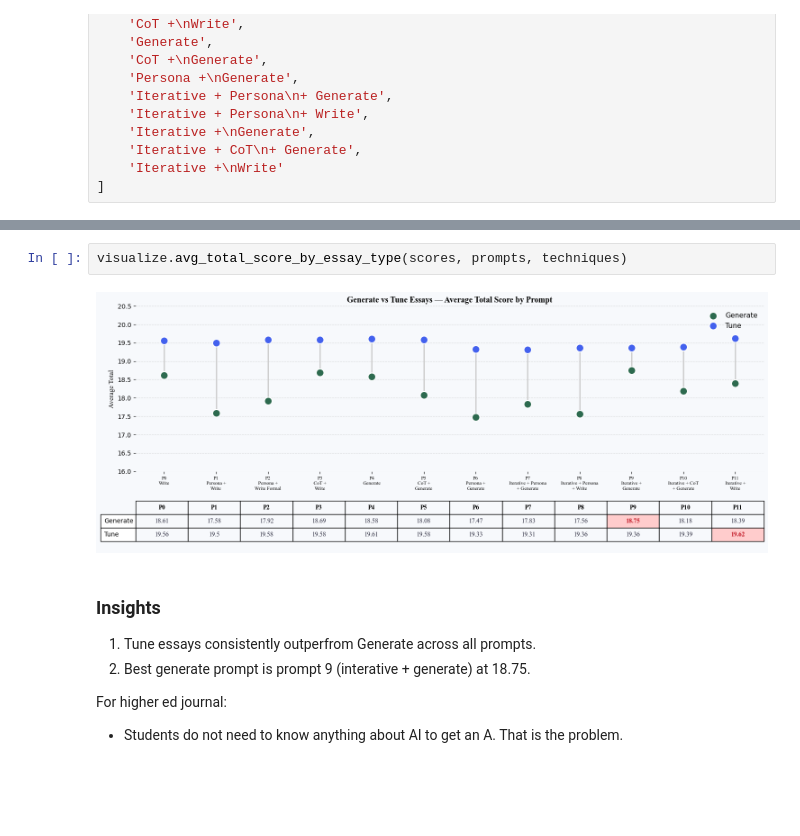
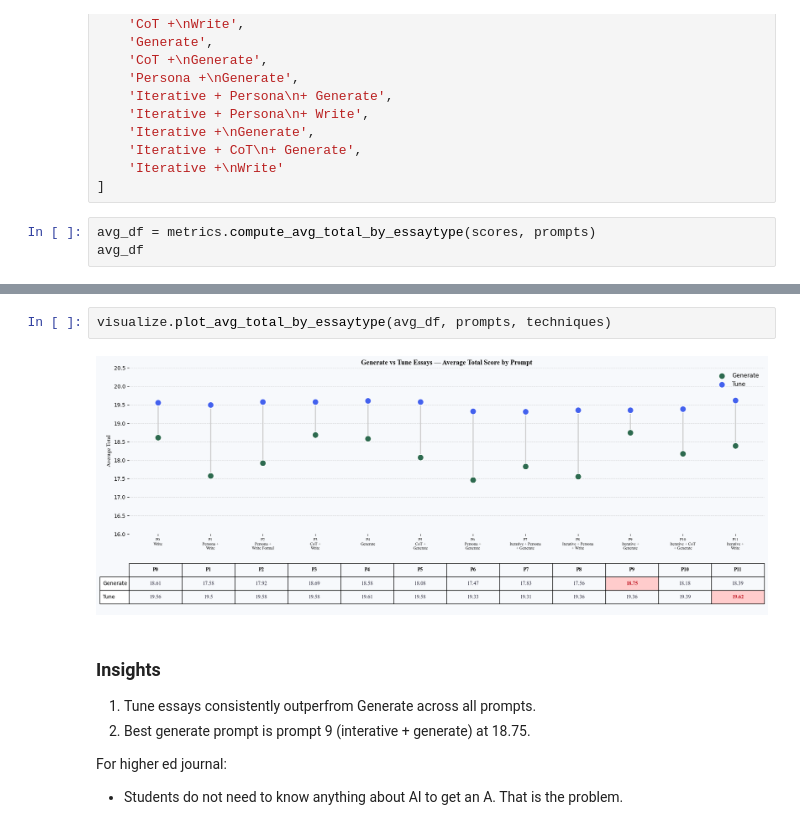
Before and after one commit to raminguyen/ai-assessment, a Jupyter notebook: src/visualize_scores.ipynb, the cells around one changed output, grey strips where cells are left out. Drawn from its saved outputs; the diff is of its cells as text; blank space fills up the shorter version.

Commit message:
update visualization notebook with new analysis plots

```diff
--- a/src/visualize_scores.ipynb
+++ b/src/visualize_scores.ipynb
@@ -100,3 +101,6 @@ techniques = [
     'Iterative + CoT\n+ Generate',
     'Iterative +\nWrite'
 ]
+# %%
+avg_df = metrics.compute_avg_total_by_essaytype(scores, prompts)
+avg_df
@@ -103,7 +125,7 @@ techniques = [
 # %%
-visualize.avg_total_score_by_essay_type(scores, prompts, techniques)
+visualize.plot_avg_total_by_essaytype(avg_df, prompts, techniques)
 # %% [output]
-[figure, old version]
+[figure, new version]
 # %% [markdown]
 ### Insights
 
```
Also changed, not shown: parts of 26 cells of this notebook.
